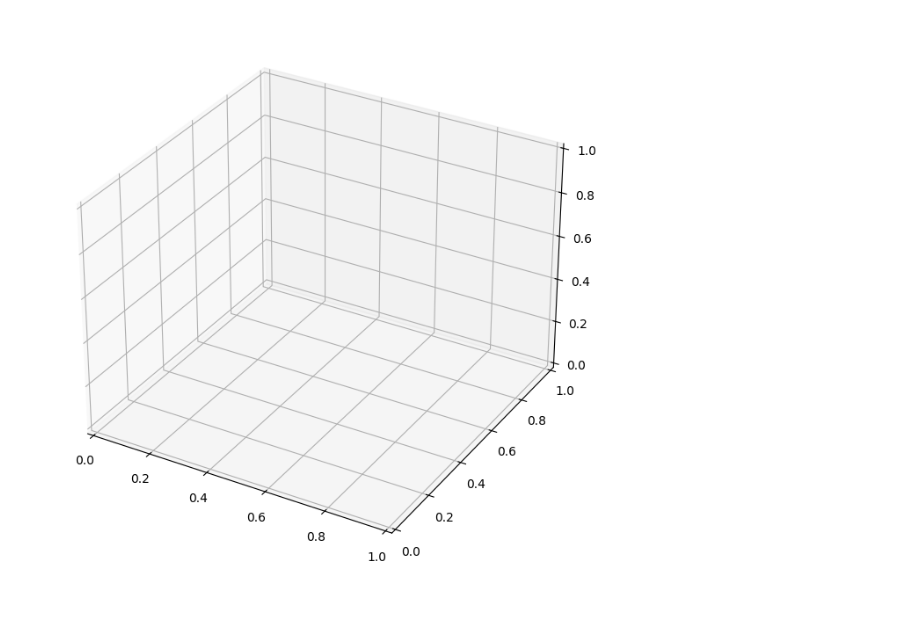
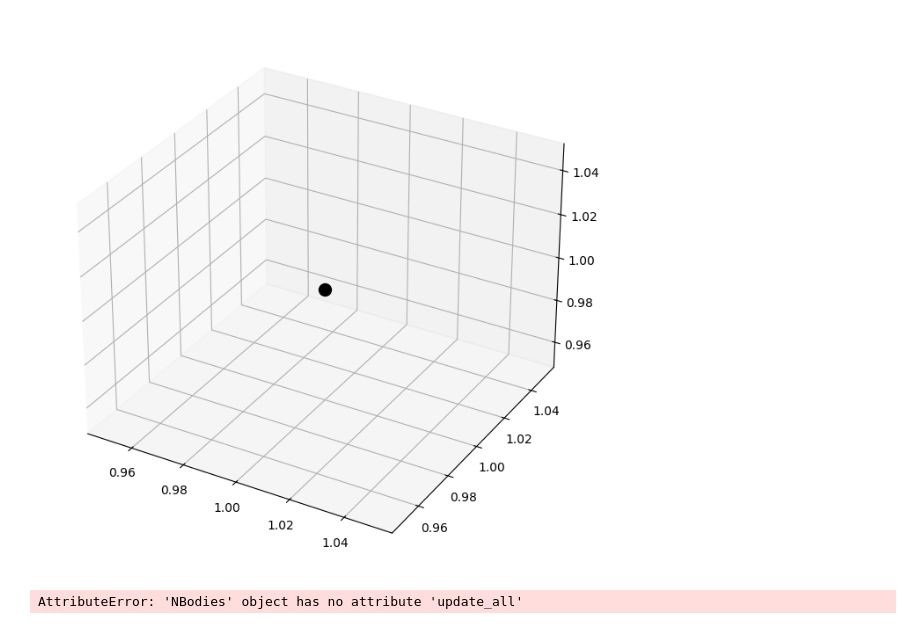
Before and after one commit to Amirsamandar/N-Body-Simulation, a Jupyter notebook: Test file.ipynb, the cells around one changed output. Cells and saved outputs as stored; diff of their text form; code cells hidden in the pictures.

```diff
--- a/Test file.ipynb
+++ b/Test file.ipynb
@@ -8,9 +6,11 @@ ImportError: cannot import name 'DaynamicalSystem' from 'solar_system' (c:\Users
-# %%
-solar = ds(400)
-plt.show()
-# %% [output]
-[figure, removed]
 # %%
+solar = ds(400)
 body = NBodies(solar,100,velocity=np.array([1,1,1]))
-
+body.motion()
 body.display()
+# %% [output]
+[figure, added]
+# %%
+body.update_all()
+# %% [output]
+AttributeError: 'NBodies' object has no attribute 'update_all'
```
Also changed, not shown: parts of 1 cell of this notebook, 1 other file.
